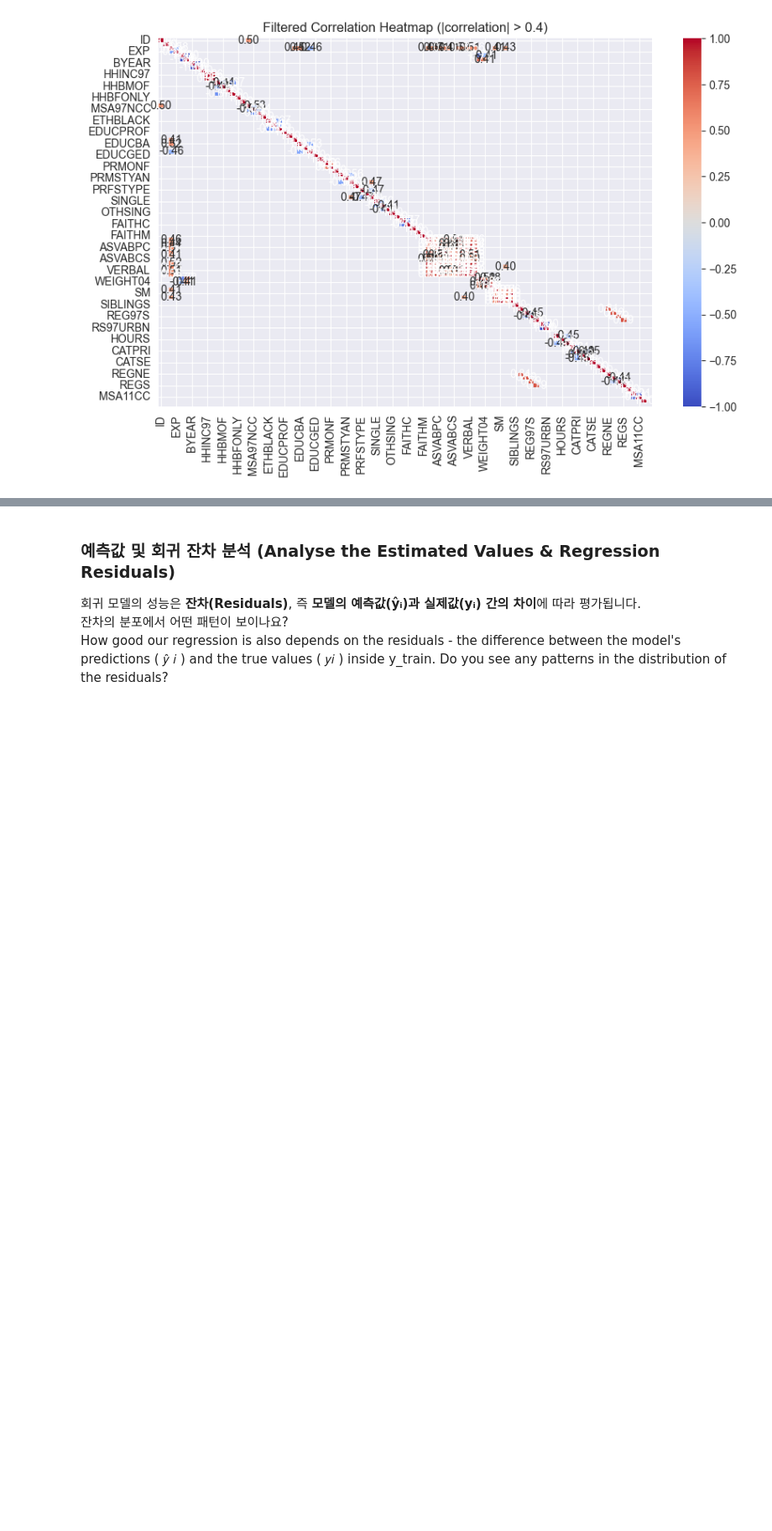
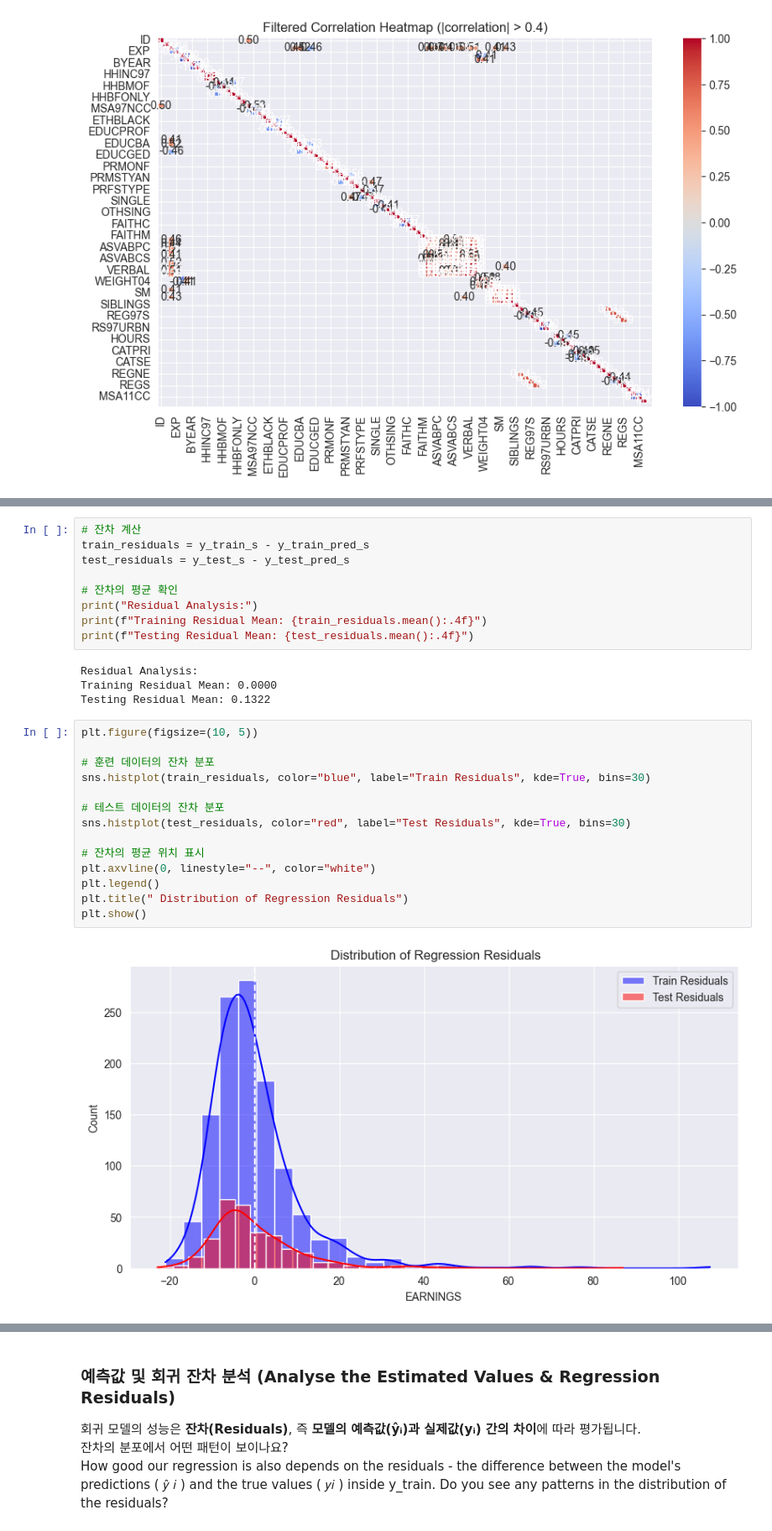
Before and after one commit to JELKOV/Data-Driven-Prosperity, a Jupyter notebook: Determinants_of_Earnings_(start).ipynb, the cells around one changed output, grey strips where cells are left out. Shown at 84% size. Saved outputs shown, nothing was run; the diff lists cells and outputs as text; blank space fills up the shorter version.

```diff
--- a/Determinants_of_Earnings_(start).ipynb
+++ b/Determinants_of_Earnings_(start).ipynb
@@ -347,0 +377,29 @@ Interpret the regression. How many extra dollars can one expect to earn for an a
+# %%
+# 잔차 계산
+train_residuals = y_train_s - y_train_pred_s
+test_residuals = y_test_s - y_test_pred_s
+
+# 잔차의 평균 확인
+print("Residual Analysis:")
+print(f"Training Residual Mean: {train_residuals.mean():.4f}")
+print(f"Testing Residual Mean: {test_residuals.mean():.4f}")
+# %% [output]
+Residual Analysis:
+Training Residual Mean: 0.0000
+Testing Residual Mean: 0.1322
+# %%
+plt.figure(figsize=(10, 5))
+
+# 훈련 데이터의 잔차 분포
+sns.histplot(train_residuals, color="blue", label="Train Residuals", kde=True, bins=30)
+
+# 테스트 데이터의 잔차 분포
+sns.histplot(test_residuals, color="red", label="Test Residuals", kde=True, bins=30)
+
+# 잔차의 평균 위치 표시
+plt.axvline(0, linestyle="--", color="white")
+plt.legend()
+plt.title(" Distribution of Regression Residuals")
+plt.show()
+# %% [output]
+[figure, added]
```
Also changed, not shown: parts of 54 cells of this notebook, 1 other file.
